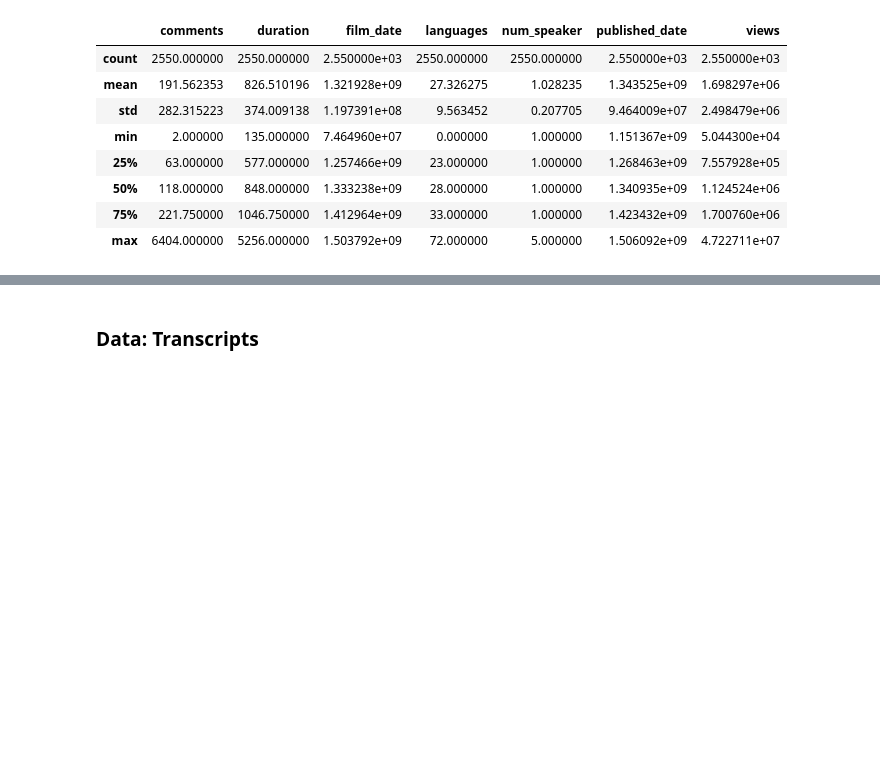
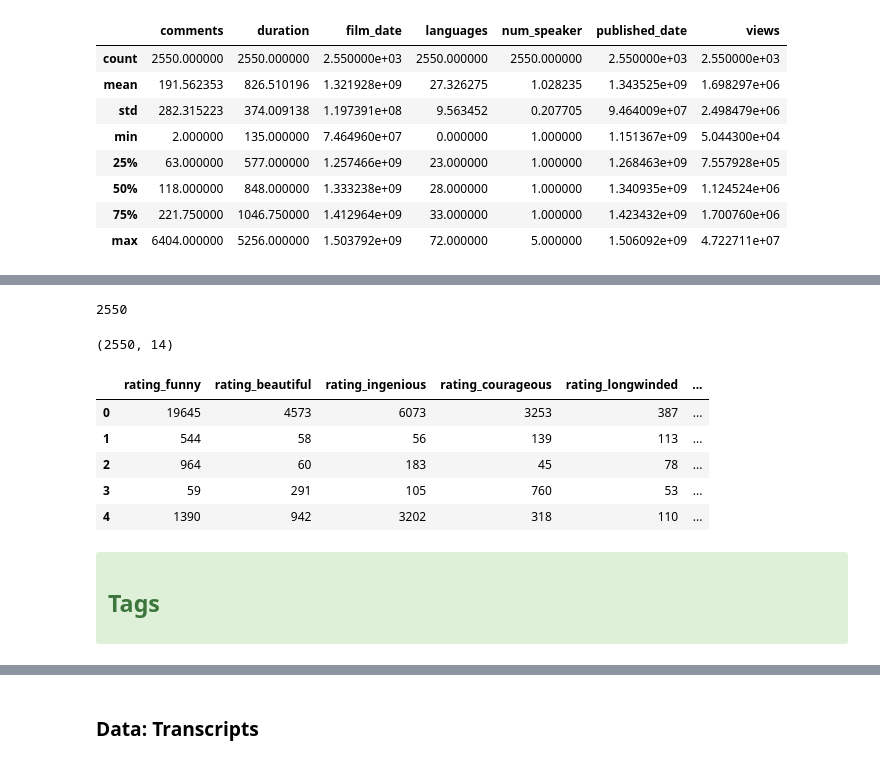
Before and after one commit to cscovino/TED-Talks-Analysis, a Jupyter notebook: Grupo 4 - Kaggle TED Talks - Analisis Exploratorio.ipynb, the cells around one changed output, grey strips where cells are left out. Drawn from its saved outputs; the diff is of its cells as text; code cells hidden in the pictures; blank space fills up the shorter version.

```diff
--- a/Grupo 4 - Kaggle TED Talks - Analisis Exploratorio.ipynb
+++ b/Grupo 4 - Kaggle TED Talks - Analisis Exploratorio.ipynb
@@ -45,0 +122,48 @@ df_main.describe()
+# %%
+all_ratings = []
+
+df_ratings = df_main['ratings']
+
+for ix, ratings in df_ratings.items():
+
+    rec_rating = {}
+    rec_rating['ix'] = ix
+
+    # String to Python Data Type
+    ratings_lst = ast.literal_eval(ratings)
+
+    for rating in ratings_lst:
+        rec_rating["rating_"+rating['name'].lower()]=rating['count']
+
+    all_ratings.append(rec_rating)
+# %%
+df_ratings =  pd.DataFrame(all_ratings,
+                           index=[ dic['ix'] for dic in all_ratings],
+                           columns=["rating_funny","rating_beautiful","rating_ingenious",
+                                    "rating_courageous","rating_longwinded","rating_confusing",
+                                    "rating_informative","rating_fascinating","rating_unconvincing",
+                                    "rating_persuasive","rating_jaw-dropping","rating_ok",
+                                    "rating_obnoxious","rating_inspiring"] )
+# %%
+len(df_ratings)
+# %% [output]
+2550
+# %%
+df_ratings.shape
+# %% [output]
+(2550, 14)
+# %%
+df_ratings.head()
+# %% [output]
+|  | rating_funny | rating_beautiful | rating_ingenious | rating_courageous | rating_longwinded | ... |
+| 0 | 19645 | 4573 | 6073 | 3253 | 387 | ... |
+| 1 | 544 | 58 | 56 | 139 | 113 | ... |
+| 2 | 964 | 60 | 183 | 45 | 78 | ... |
+| 3 | 59 | 291 | 105 | 760 | 53 | ... |
+| 4 | 1390 | 942 | 3202 | 318 | 110 | ... |
+# %% [markdown]
+<div class="alert alert-block alert-success">
+
+## Tags
+
+</div>
```
Also changed, not shown: parts of 25 cells of this notebook.
